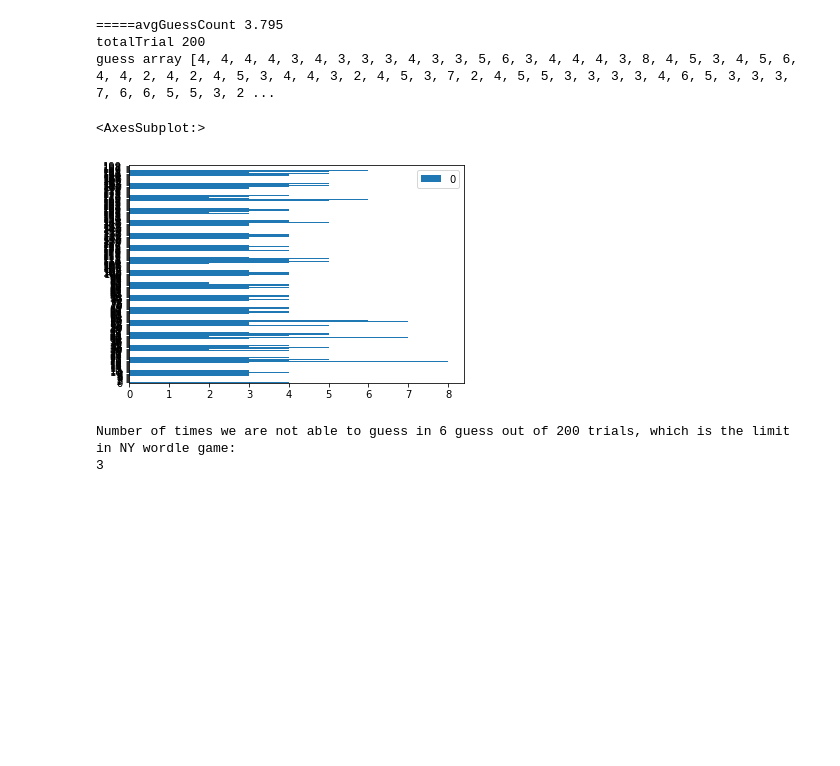
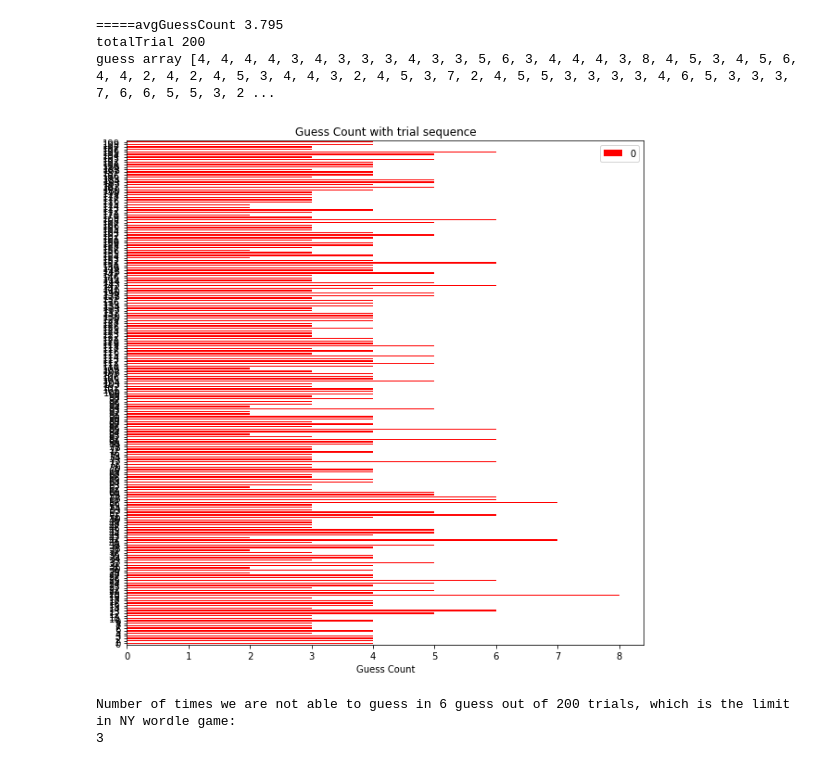
Before and after one commit to suhasAB/WordleOptimizer, a Jupyter notebook: code/app/2-entropy-based-selection-ayushgupta.ipynb, the cells around one changed output. Drawn from its saved outputs; the diff is of its cells as text; code cells hidden in the pictures; blank space fills up the shorter version.

```diff
--- a/code/app/2-entropy-based-selection-ayushgupta.ipynb
+++ b/code/app/2-entropy-based-selection-ayushgupta.ipynb
@@ -284,13 +284,19 @@ print("guess array", guessCountToWin)
 =====avgGuessCount 3.795
 totalTrial 200
 guess array [4, 4, 4, 4, 3, 4, 3, 3, 3, 4, 3, 3, 5, 6, 3, 4, 4, 4, 3, 8, 4, 5, 3, 4, 5, 6, 4, 4, 2, 4, 2, 4, 5, 3, 4, 4, 3, 2, 4, 5, 3, 7, 2, 4, 5, 5, 3, 3, 3, 3, 4, 6, 5, 3, 3, 3, 7, 6, 6, 5, 5, 3, 2 ...
-# %%
-plt.close("all")
-df = pd.DataFrame(guessCountToWin)
-df.plot.barh()
-# %% [output]
-<AxesSubplot:>
-[figure, removed]
+# %%
+plt.close("all")
+df = pd.DataFrame(guessCountToWin)
+# fig = plt.figure(figsize=(10, 5))
+# creating the bar plot
+# plt.barh(df, color='maroon')
+df.plot.barh(color='red', figsize=(10,10))
+plt.xlabel("Guess Count")
+plt.ylabel("")
+plt.title("Guess Count with trial sequence")
+plt.show()
+# %% [output]
+[figure, added]
 # %%
 print("Number of times we are not able to guess in 6 guess out of 200 trials, which is the limit in NY wordle game:")
 print(len(list(filter(lambda x: x> 6, guessCountToWin))))
```
Also changed, not shown: parts of 1 cell of this notebook, 6 other files.
